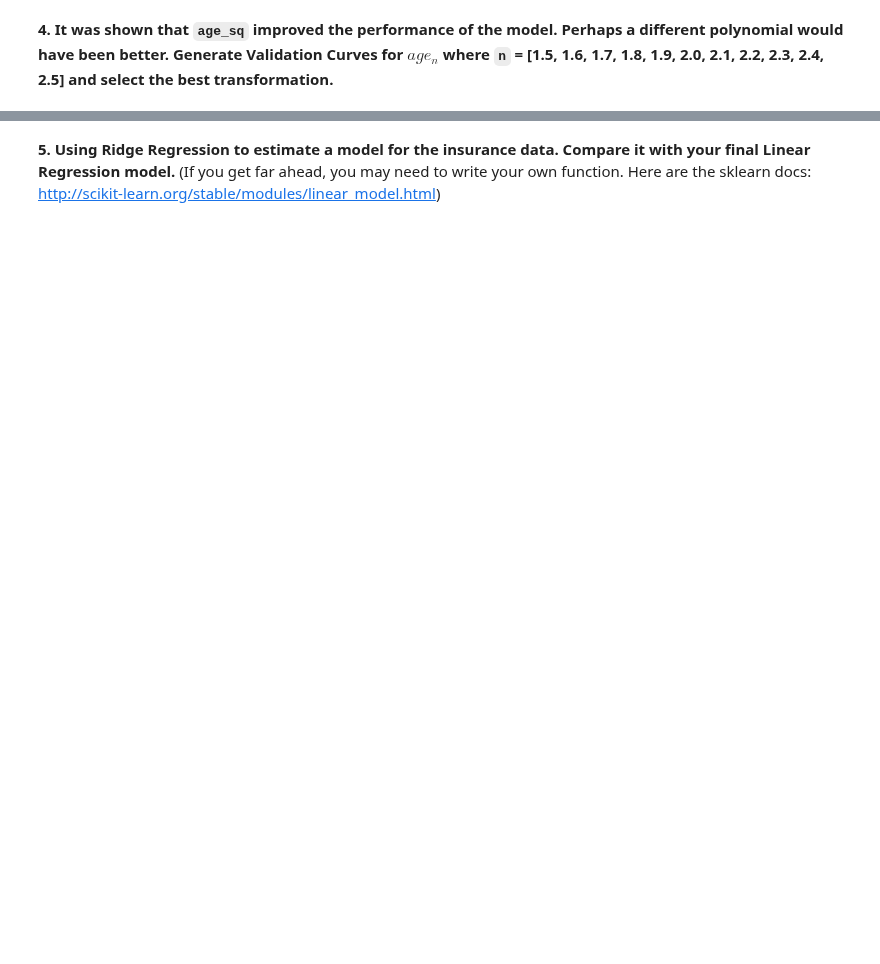
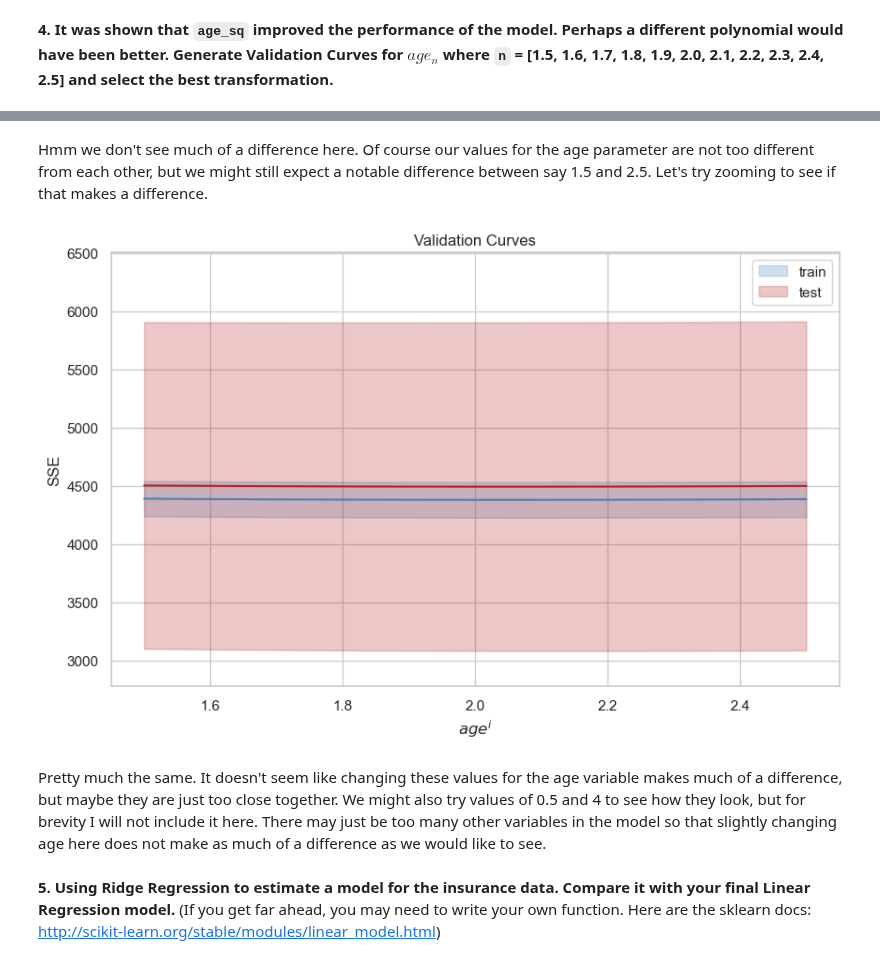
Before and after one commit to ansaridan/jhu-data-engineering-team-5, a Jupyter notebook: Module_11/Jhirsc21.ipynb, the cells around one changed output, grey strips where cells are left out. Cells and saved outputs as stored; diff of their text form; code cells hidden in the pictures; blank space fills up the shorter version.

```diff
--- a/Module_11/Jhirsc21.ipynb
+++ b/Module_11/Jhirsc21.ipynb
@@ -277,2 +503,10 @@ As we already saw, the average values for these statistics are pretty much the s
+# %% [markdown]
+Hmm we don't see much of a difference here. Of course our values for the age parameter are not too different from each other, but we might still expect a notable difference between say 1.5 and 2.5. Let's try zooming to see if that makes a difference.
+# %%
+plot_validation_curves(result, 'SSE', r'$age^i$', values, zoom=True)
+# %% [output]
+[figure, added]
+# %% [markdown]
+Pretty much the same. It doesn't seem like changing these values for the age variable makes much of a difference, but maybe they are just too close together. We might also try values of 0.5 and 4 to see how they look, but for brevity I will not include it here. There may just be too many other variables in the model so that slightly changing age here does not make as much of a difference as we would like to see.
 # %% [markdown]
 **5. Using Ridge Regression to estimate a model for the insurance data. Compare it with your final Linear Regression model.** (If you get far ahead, you may need to write your own function. Here are the sklearn docs: http://scikit-learn.org/stable/modules/linear_model.html)
```
Also changed, not shown: parts of 31 cells of this notebook.
